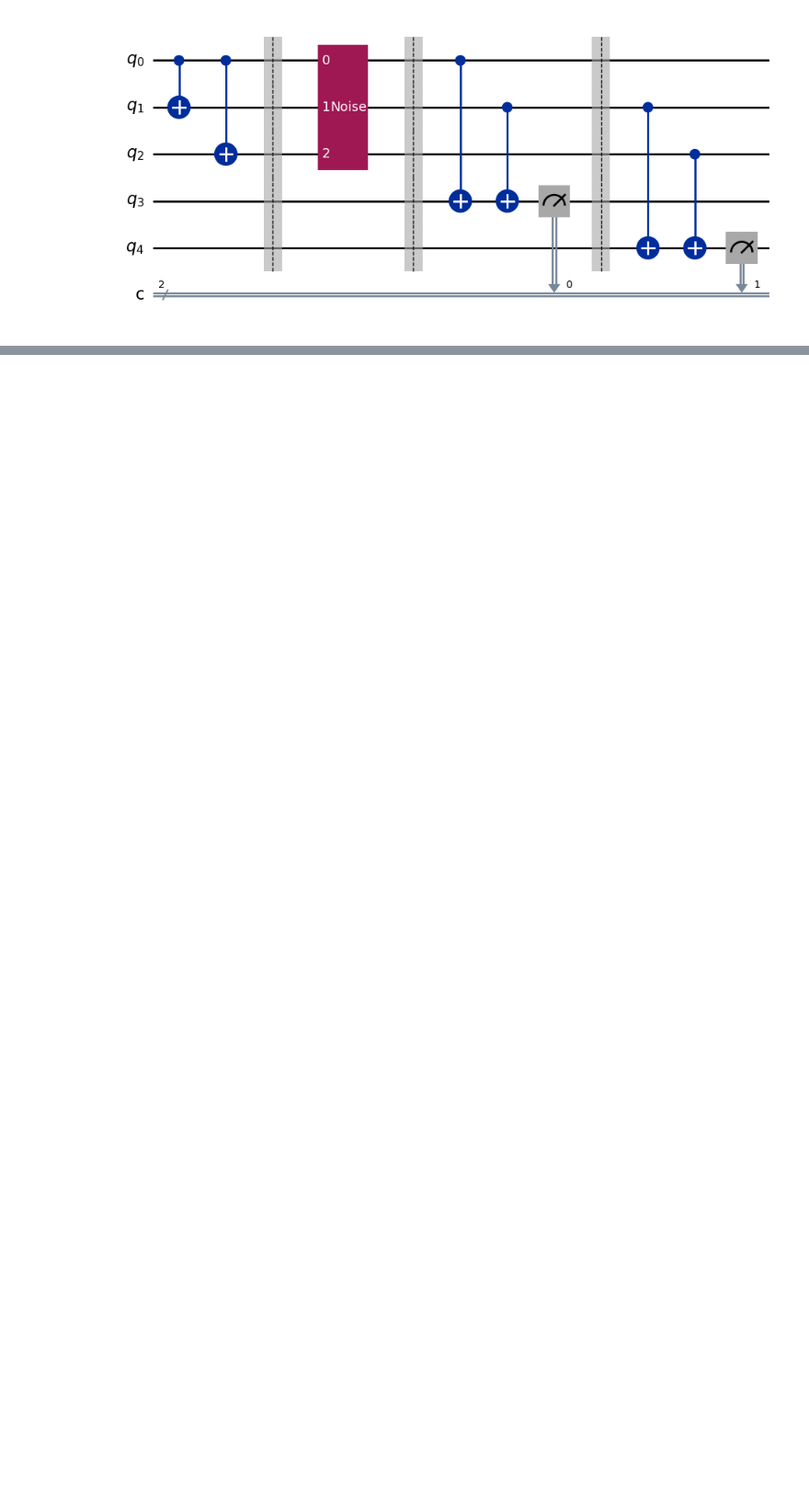
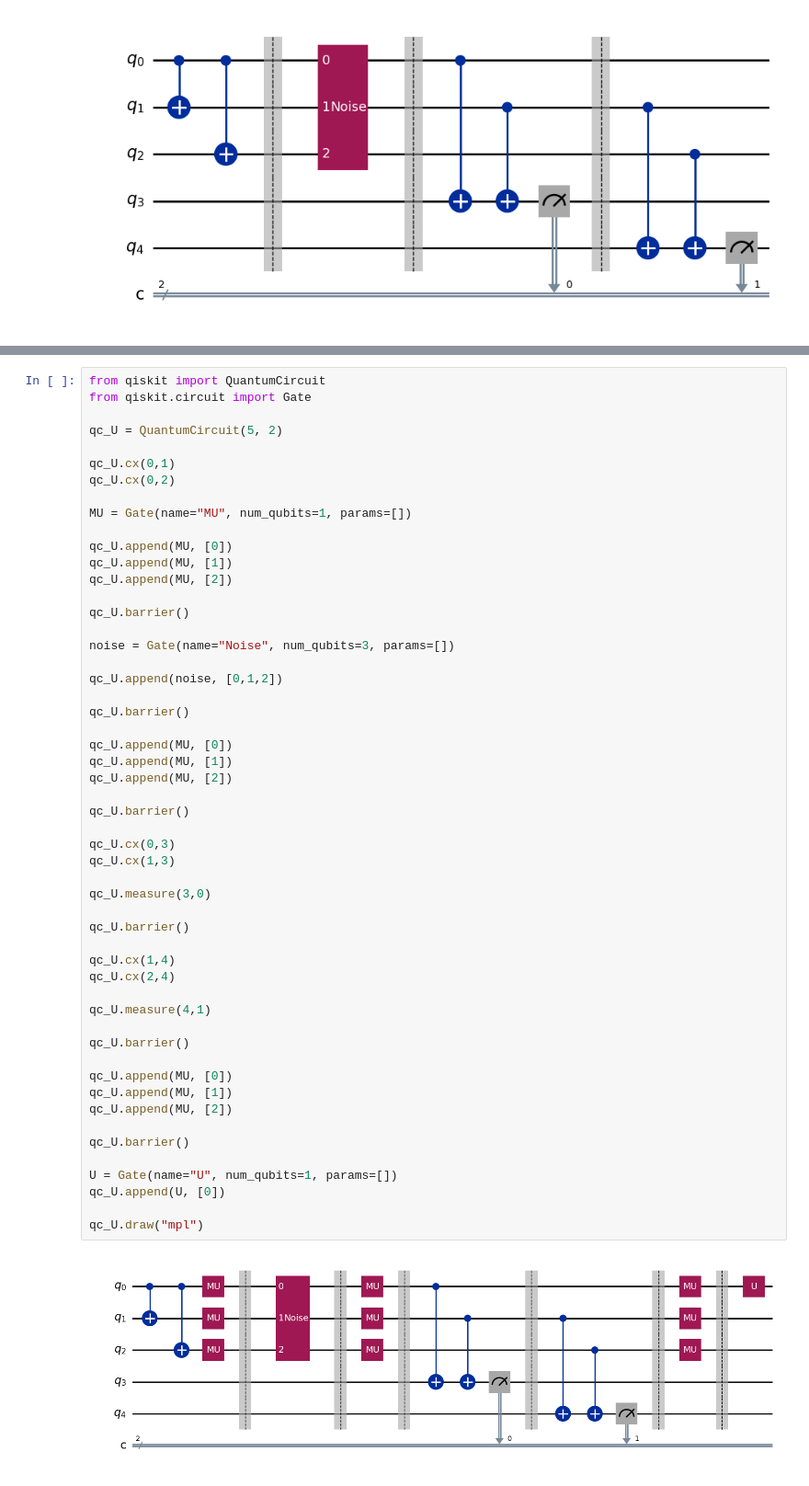
Before and after one commit to cha725/QEC, a Jupyter notebook: quantum_error_correction.ipynb, the cells around one changed output, grey strips where cells are left out. Shown at 92% size. Cells and saved outputs as stored; diff of their text form; blank space fills up the shorter version.

```diff
--- a/quantum_error_correction.ipynb
+++ b/quantum_error_correction.ipynb
@@ -254,0 +294,55 @@ qc_bit_flip.draw("mpl")
+# %%
+from qiskit import QuantumCircuit
+from qiskit.circuit import Gate
+
+qc_U = QuantumCircuit(5, 2)
+
+qc_U.cx(0,1)
+qc_U.cx(0,2)
+
+MU = Gate(name="MU", num_qubits=1, params=[])
+
+qc_U.append(MU, [0])
+qc_U.append(MU, [1])
+qc_U.append(MU, [2])
+
+qc_U.barrier()
+
+noise = Gate(name="Noise", num_qubits=3, params=[])
+
+qc_U.append(noise, [0,1,2])
+
+qc_U.barrier()
+
+qc_U.append(MU, [0])
+qc_U.append(MU, [1])
+qc_U.append(MU, [2])
+
+qc_U.barrier()
+
+qc_U.cx(0,3)
+qc_U.cx(1,3)
+
+qc_U.measure(3,0)
+
+qc_U.barrier()
+
+qc_U.cx(1,4)
+qc_U.cx(2,4)
+
+qc_U.measure(4,1)
+
+qc_U.barrier()
+
+qc_U.append(MU, [0])
+qc_U.append(MU, [1])
+qc_U.append(MU, [2])
+
+qc_U.barrier()
+
+U = Gate(name="U", num_qubits=1, params=[])
+qc_U.append(U, [0])
+
+qc_U.draw("mpl")
+# %% [output]
+[figure, added]
```
Also changed, not shown: parts of 2 cells of this notebook.
